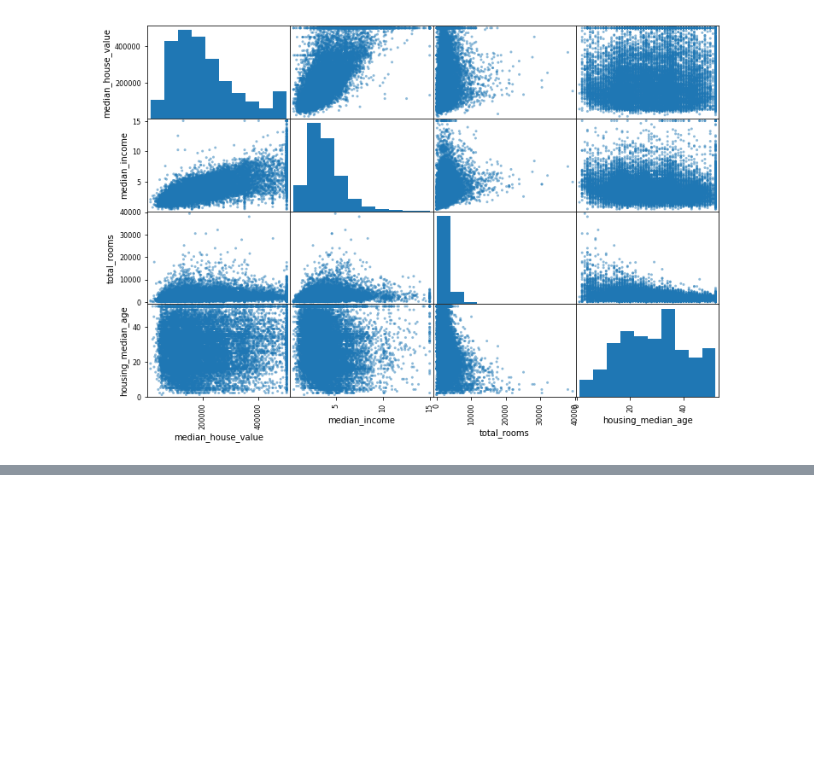
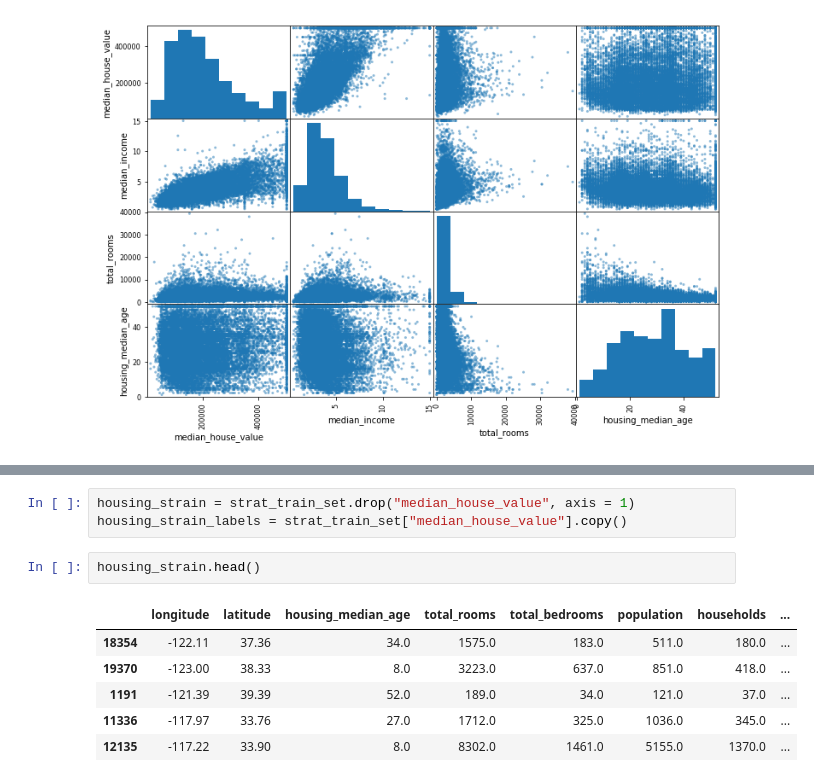
Before and after one commit to sivaram10/Python-Handson-Projects, a Jupyter notebook: SK Learn Ch-2 Housing Data.ipynb, the cells around one changed output, grey strips where cells are left out. Drawn from its saved outputs; the diff is of its cells as text; blank space fills up the shorter version.

```diff
--- a/SK Learn Ch-2 Housing Data.ipynb
+++ b/SK Learn Ch-2 Housing Data.ipynb
@@ -199,0 +225,12 @@ array([[<matplotlib.axes._subplots.AxesSubplot object at 0x...>,
+# %%
+housing_strain = strat_train_set.drop("median_house_value", axis = 1)
+housing_strain_labels = strat_train_set["median_house_value"].copy()
+# %%
+housing_strain.head()
+# %% [output]
+|  | longitude | latitude | housing_median_age | total_rooms | total_bedrooms | population | households | ... |
+| 18354 | -122.11 | 37.36 | 34.0 | 1575.0 | 183.0 | 511.0 | 180.0 | ... |
+| 19370 | -123.00 | 38.33 | 8.0 | 3223.0 | 637.0 | 851.0 | 418.0 | ... |
+| 1191 | -121.39 | 39.39 | 52.0 | 189.0 | 34.0 | 121.0 | 37.0 | ... |
+| 11336 | -117.97 | 33.76 | 27.0 | 1712.0 | 325.0 | 1036.0 | 345.0 | ... |
+| 12135 | -117.22 | 33.90 | 8.0 | 8302.0 | 1461.0 | 5155.0 | 1370.0 | ... |
```
Also changed, not shown: parts of 11 cells of this notebook.
